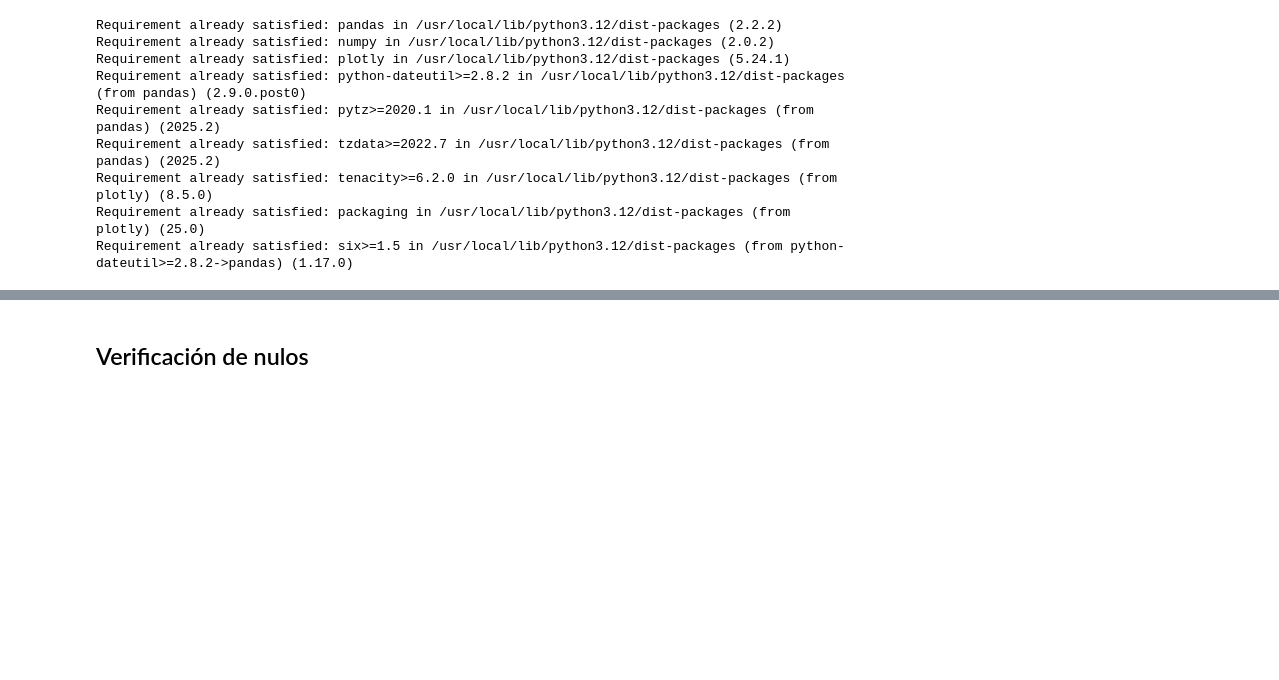
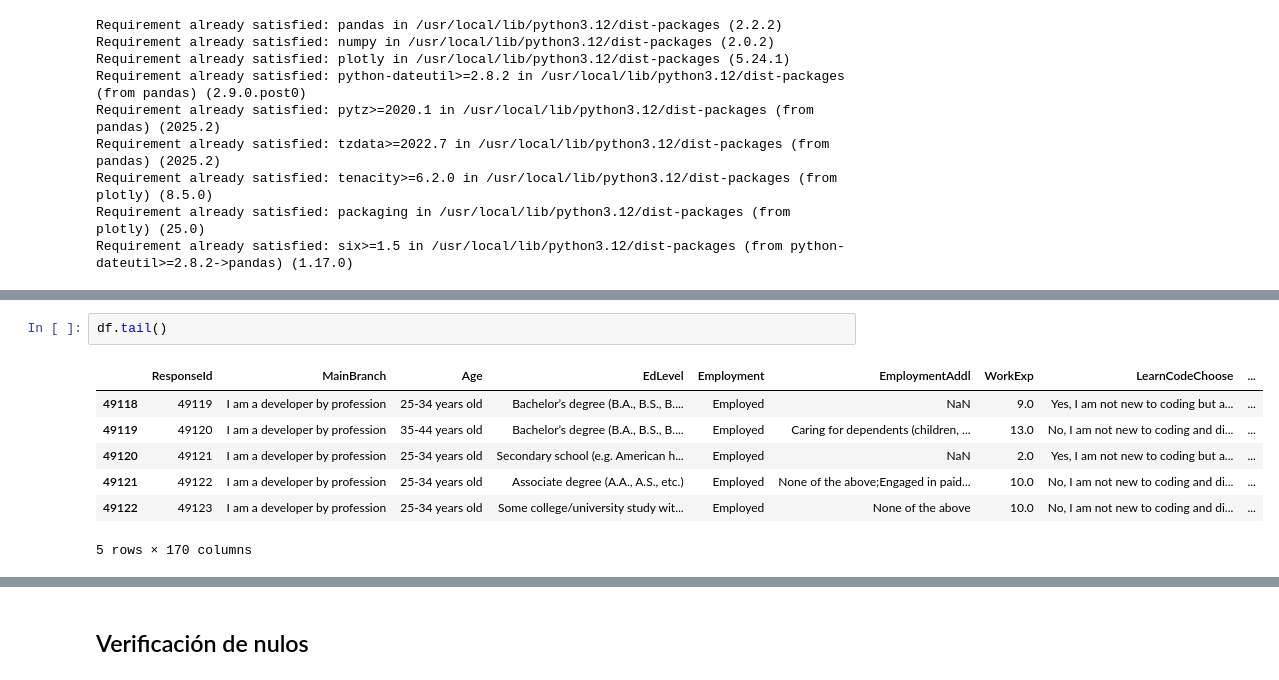
Before and after one commit to fernandolievano/ProyectoFinal_PP1, a Jupyter notebook: ProyectoFinal.ipynb, the cells around one changed output, grey strips where cells are left out. Saved outputs shown, nothing was run; the diff lists cells and outputs as text; blank space fills up the shorter version.

```diff
--- a/ProyectoFinal.ipynb
+++ b/ProyectoFinal.ipynb
@@ -85,0 +116,10 @@ n_encuestados = len(df)
+# %%
+df.tail()
+# %% [output]
+|  | ResponseId | MainBranch | Age | EdLevel | Employment | EmploymentAddl | WorkExp | LearnCodeChoose | ... |
+| 49118 | 49119 | I am a developer by profession | 25-34 years old | Bachelor’s degree (B.A., B.S., B.... | Employed | NaN | 9.0 | Yes, I am not new to coding but a... | ... |
+| 49119 | 49120 | I am a developer by profession | 35-44 years old | Bachelor’s degree (B.A., B.S., B.... | Employed | Caring for dependents (children, ... | 13.0 | No, I am not new to coding and di... | ... |
+| 49120 | 49121 | I am a developer by profession | 25-34 years old | Secondary school (e.g. American h... | Employed | NaN | 2.0 | Yes, I am not new to coding but a... | ... |
+| 49121 | 49122 | I am a developer by profession | 25-34 years old | Associate degree (A.A., A.S., etc.) | Employed | None of the above;Engaged in paid... | 10.0 | No, I am not new to coding and di... | ... |
+| 49122 | 49123 | I am a developer by profession | 25-34 years old | Some college/university study wit... | Employed | None of the above | 10.0 | No, I am not new to coding and di... | ... |
+5 rows × 170 columns
```
Also changed, not shown: parts of 28 cells of this notebook.
